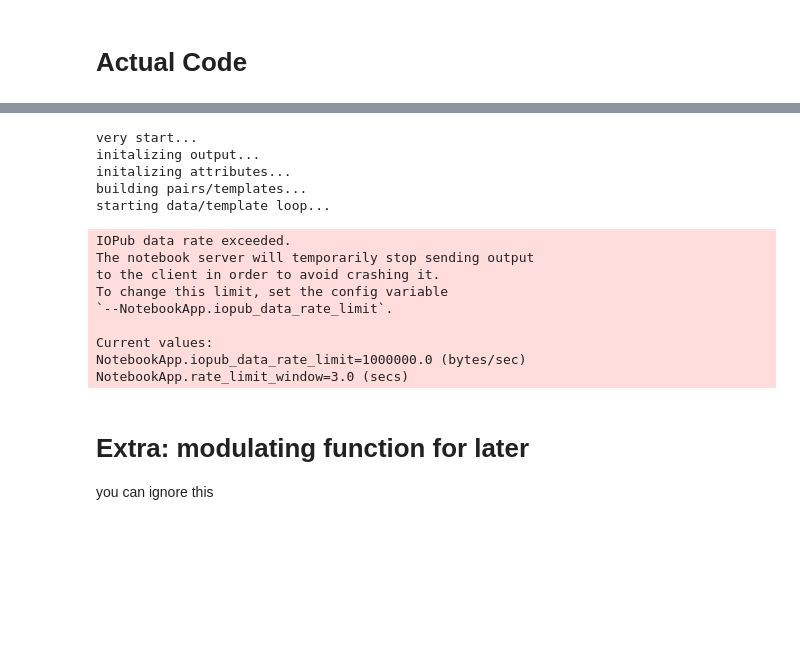
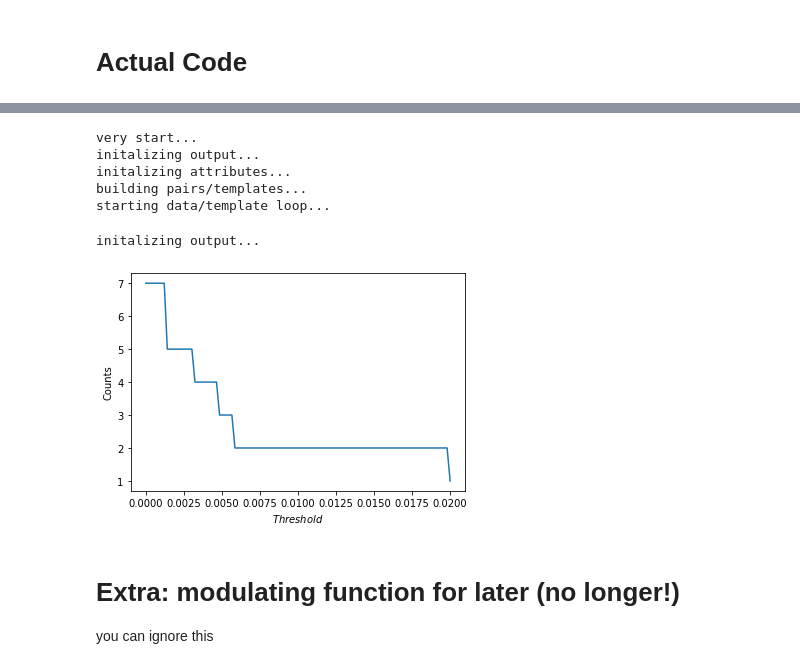
Before and after one commit to mickbrawler/Waveforms, a Jupyter notebook: OnSource_part_1.ipynb, the cells around one changed output, grey strips where cells are left out. Drawn from its saved outputs; the diff is of its cells as text; code cells hidden in the pictures; blank space fills up the shorter version.

Commit message:
added rho(), window(), test_plot(), and modulizer() to OnSource; Edited notebook for highlight changes

```diff
--- a/OnSource_part_1.ipynb
+++ b/OnSource_part_1.ipynb
@@ -302,17 +457,9 @@ now it seems the only issue is a jupyter thing its self
 # %%
-x=OnSource(1, 2, 2, 2, 5, 0, 0.5, 1)
+x=OnSource(4, 4, 4, 2, 5, 0, 0.2, 9)
+#N_A, N_g, N_f, t0_tf, T, b, D, trials
 # %% [output]
 very start...
 initalizing output...
 initalizing attributes...
 building pairs/templates...
 starting data/template loop...
-IOPub data rate exceeded.
-The notebook server will temporarily stop sending output
-to the client in order to avoid crashing it.
-To change this limit, set the config variable
-`--NotebookApp.iopub_data_rate_limit`.
-
-Current values:
-NotebookApp.iopub_data_rate_limit=1000000.0 (bytes/sec)
-NotebookApp.rate_limit_window=3.0 (secs)
@@ -319,5 +469,15 @@ NotebookApp.rate_limit_window=3.0 (secs)
+# %%
+#performs modulation/ bg-fg value finding on rho
+z=x.window(0.5)
+# %% [output]
+initalizing output...
+# %%
+#plots threshold vs. success-count
+w=x.test_plotter(0.02,100)
+# %% [output]
+[figure, added]
 # %% [markdown]
-# Extra: modulating function for later
+# Extra: modulating function for later (no longer!)
 you can ignore this
 # %%
 import math
```
Also changed, not shown: parts of 9 cells of this notebook, 1 other file.
